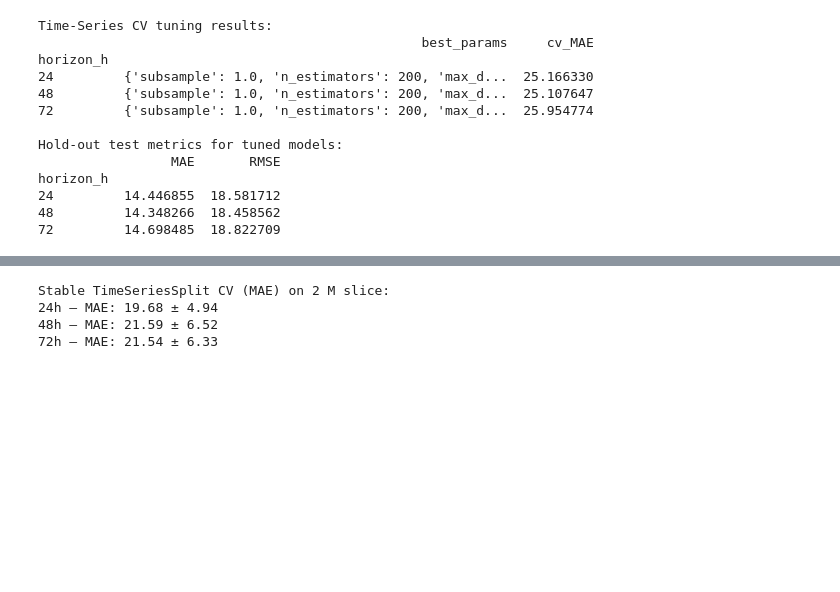
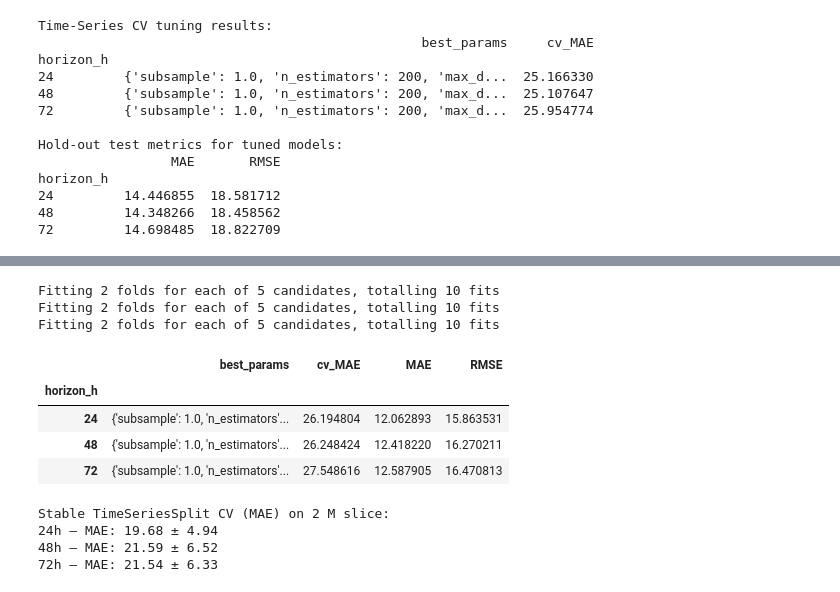
Before and after one commit to LNRobertson/East_River, a Jupyter notebook: notebooks/modeling/baseline_model.ipynb, the cells around one changed output, grey strips where cells are left out. Saved outputs shown, nothing was run; the diff lists cells and outputs as text; code cells hidden in the pictures; blank space fills up the shorter version.

Commit message:
fine tuning baseline

```diff
--- a/notebooks/modeling/baseline_model.ipynb
+++ b/notebooks/modeling/baseline_model.ipynb
@@ -452,3 +452,52 @@ Fitting 3 folds for each of 5 candidates, totalling 15 fits
+# %%
+# pick a  tuning slice
+cv_sample_size = 7000000
+tune_sample = tune_data.iloc[:cv_sample_size]
+
+# fewer splits and iterations
+tscv_small = TimeSeriesSplit(n_splits=2)
+n_iter_small = 5
+
+tune_results = []
+for H in horizons:
+    Xs = tune_sample[feature_cols].drop(columns='location')
+    ys = tune_sample[f'y_plus_{H}h']
+    split = int(len(Xs) * 0.8)
+    Xtr, Xte = Xs.iloc[:split], Xs.iloc[split:]
+    ytr, yte = ys.iloc[:split], ys.iloc[split:]
+
+    search = RandomizedSearchCV(
+        estimator=XGBRegressor(tree_method='hist', random_state=0),
+        param_distributions=param_grid,
+        n_iter=n_iter_small,
+        cv=tscv_small,
+        scoring='neg_mean_absolute_error',
+        n_jobs=1,            # reduce parallelism
+        random_state=0,
+        verbose=1
+    )
+    search.fit(Xtr, ytr)
+    best = search.best_estimator_
+
+    ypred = best.predict(Xte)
+    tune_results.append({
+        'horizon_h': H,
+        'best_params': search.best_params_,
+        'cv_MAE':      -search.best_score_,
+        'MAE':          mean_absolute_error(yte, ypred),
+        'RMSE':         root_mean_squared_error(yte, ypred)
+    })
+
+pd.DataFrame(tune_results).set_index('horizon_h')
+# %% [output]
+Fitting 2 folds for each of 5 candidates, totalling 10 fits
+Fitting 2 folds for each of 5 candidates, totalling 10 fits
+Fitting 2 folds for each of 5 candidates, totalling 10 fits
+|  | best_params | cv_MAE | MAE | RMSE |
+| horizon_h |  |  |  |  |
+| 24 | {'subsample': 1.0, 'n_estimators'... | 26.194804 | 12.062893 | 15.863531 |
+| 48 | {'subsample': 1.0, 'n_estimators'... | 26.248424 | 12.418220 | 16.270211 |
+| 72 | {'subsample': 1.0, 'n_estimators'... | 27.548616 | 12.587905 | 16.470813 |
 # %%
 # More stable TimeSeriesSplit on the 6 M tuning slice
 tscv_stable = TimeSeriesSplit(n_splits=3, max_train_size=6_000_000)
```
Also changed, not shown: parts of 1 cell of this notebook.
